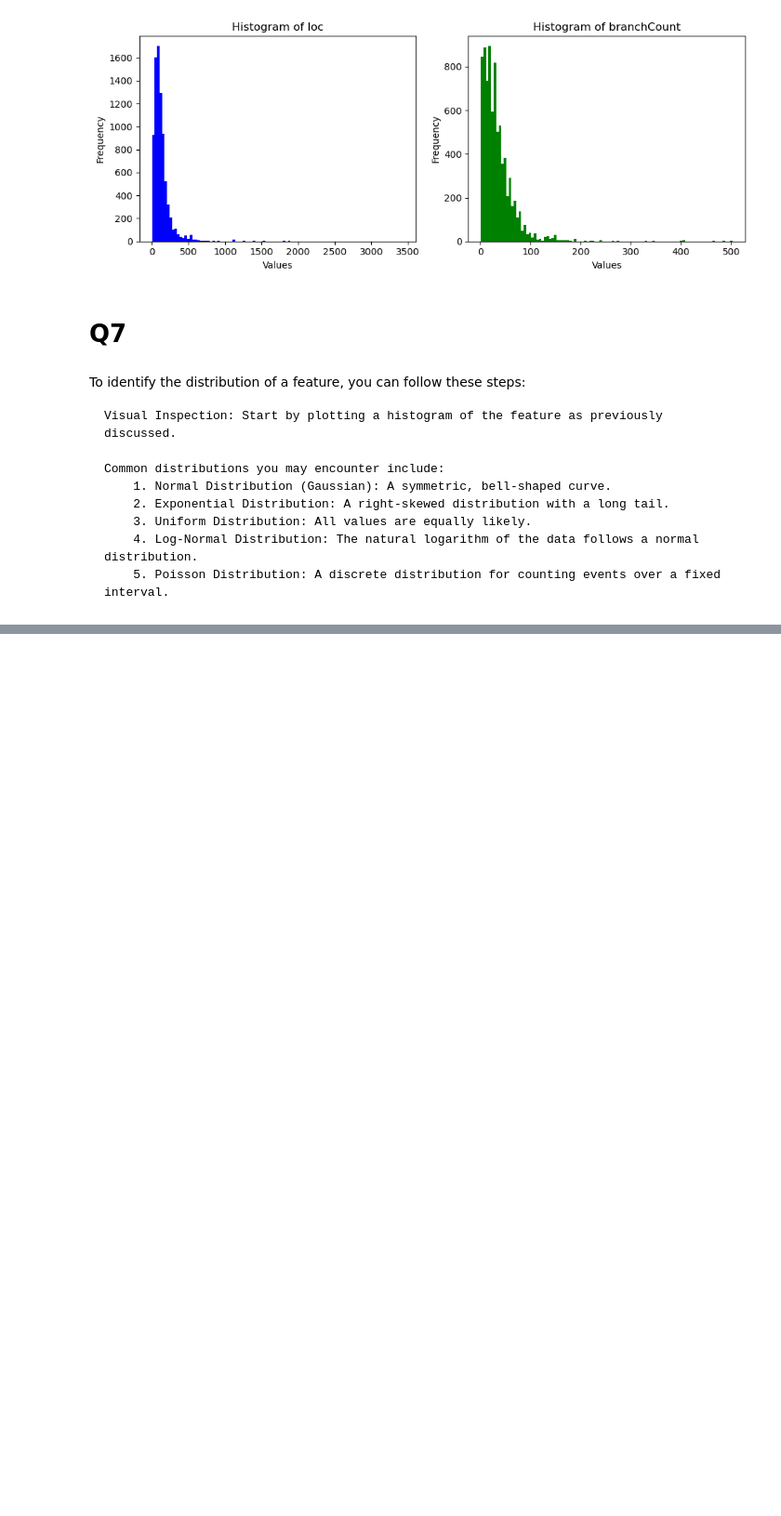
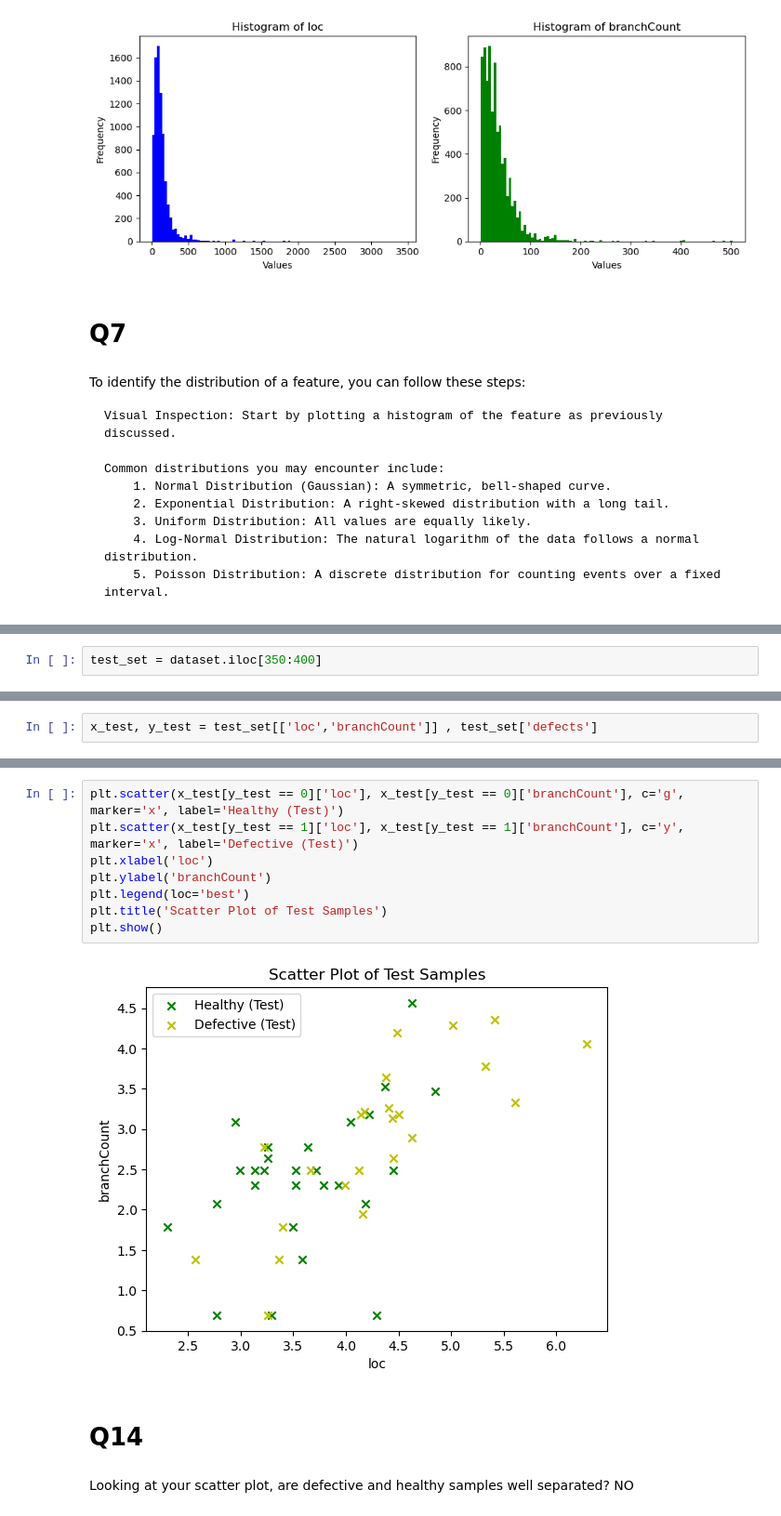
Before and after one commit to itsatefe/Pattern-Recognition, a Jupyter notebook: HW1/Logistic_regression/Logistic.ipynb, the cells around one changed output, grey strips where cells are left out. Shown: that part at 93% size. Drawn from its saved outputs; the diff is of its cells as text; blank space fills up the shorter version.

```diff
--- a/HW1/Logistic_regression/Logistic.ipynb
+++ b/HW1/Logistic_regression/Logistic.ipynb
@@ -199,0 +269,2 @@ Our data is Log_Normal distuributed
+# %%
+test_set = dataset.iloc[350:400]
@@ -199,0 +275,2 @@ Our data is Log_Normal distuributed
+# %%
+x_test, y_test = test_set[['loc','branchCount']] , test_set['defects']
@@ -199,0 +290,15 @@ Our data is Log_Normal distuributed
+# %%
+plt.scatter(x_test[y_test == 0]['loc'], x_test[y_test == 0]['branchCount'], c='g', marker='x', label='Healthy (Test)')
+plt.scatter(x_test[y_test == 1]['loc'], x_test[y_test == 1]['branchCount'], c='y', marker='x', label='Defective (Test)')
+plt.xlabel('loc')
+plt.ylabel('branchCount')
+plt.legend(loc='best')
+plt.title('Scatter Plot of Test Samples')
+plt.show()
+# %% [output]
+[figure, added]
+# %% [markdown]
+# Q14
+# %% [markdown]
+Looking at your scatter plot, are defective and healthy samples well separated?
+NO
```
Also changed, not shown: parts of 76 cells of this notebook.
